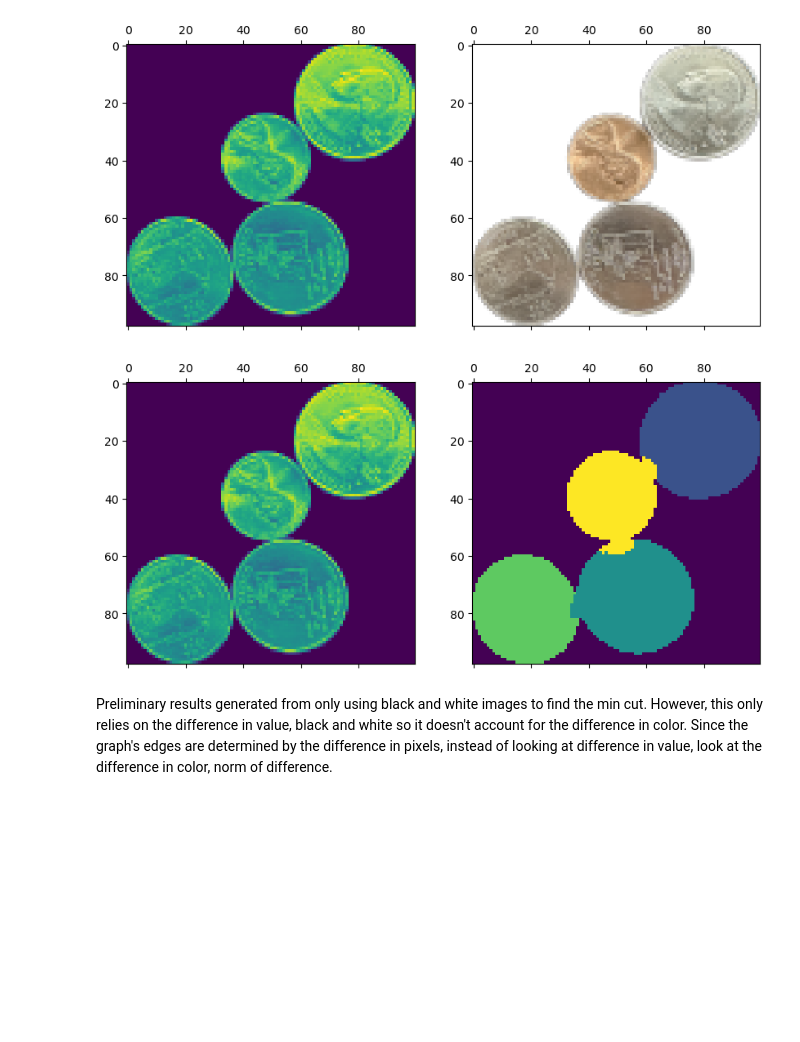
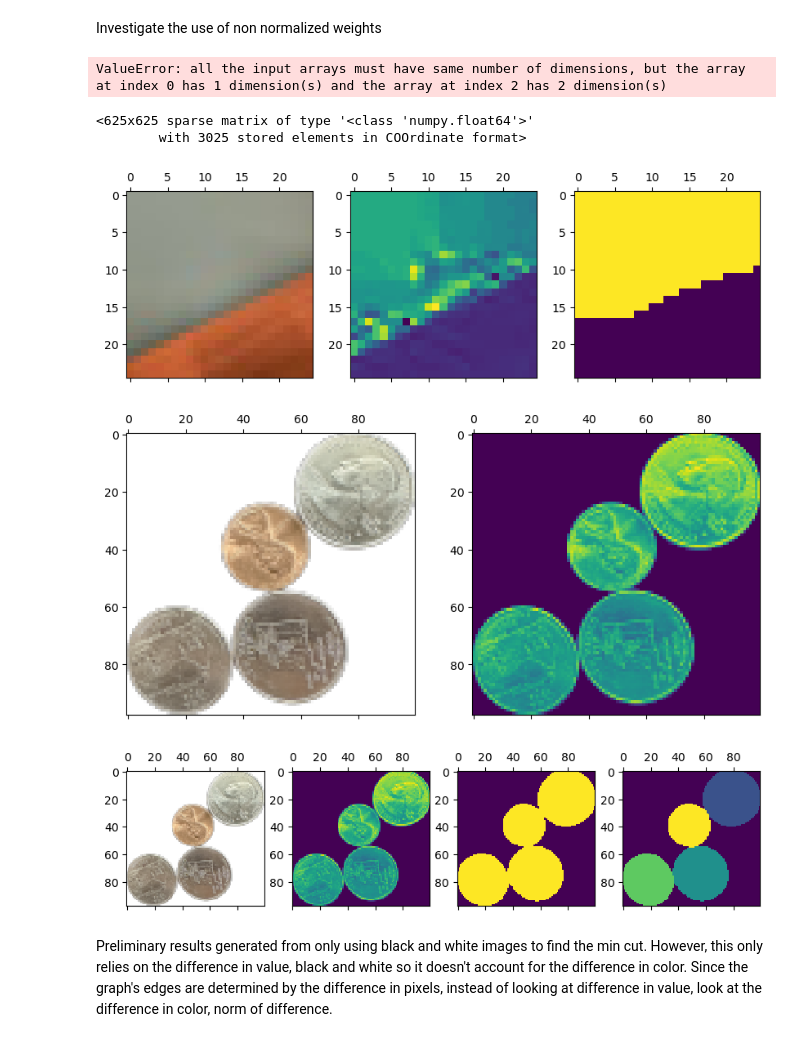
Before and after one commit to cyanobrian/specCluster, a Jupyter notebook: SpectClust Image Seg.ipynb, the cells around one changed output. Cells and saved outputs as stored; diff of their text form; code cells hidden in the pictures; blank space fills up the shorter version.

```diff
--- a/SpectClust Image Seg.ipynb
+++ b/SpectClust Image Seg.ipynb
@@ -6,32 +7,73 @@ import matplotlib.pyplot as plt
+# %% [markdown]
+Investigate the use of non normalized weights
+# %%
+border = Image.open('border.jpg')
+border = border.resize((25,25))
+borderColor = np.asarray(border)
+borderBW = []
+for row in borderColor:
+    newRow = []
+    for entry in row:
+        (h,s,v) = colorsys.rgb_to_hsv(entry[0]/255, entry[1]/255, entry[2]/255)
+        #newRow.append(0.3*entry[0] + 0.59*entry[1] + 0.11*entry[2])
+        newRow.append(h)
+    borderBW.append(np.asarray(newRow))
+borderBW = np.asarray(borderBW)
+# %%
+borderMask = np.full((25, 25), True)
+graph = image.img_to_graph(borderBW, mask = borderMask)
+graph.data = np.exp(-graph.data/graph.data.std())
+from sklearn.cluster import spectral_clustering
+import matplotlib.pyplot as plt
+
+labels = spectral_clustering(graph, n_clusters=2, eigen_solver="arpack")
+label_im = np.full(borderMask.shape, -1.0)
+label_im[borderMask] = labels
+# %% [output]
+ValueError: all the input arrays must have same number of dimensions, but the array at index 0 has 1 dimension(s) and the array at index 2 has 2 dimension(s)
+# %%
+graph
+# %% [output]
+<625x625 sparse matrix of type '<class 'numpy.float64'>'
+        with 3025 stored elements in COOrdinate format>
+# %%
+fig, axs = plt.subplots(nrows=1, ncols=3, figsize=(10, 5))
+axs[0].matshow(borderColor)
+axs[1].matshow(borderBW)
+axs[2].matshow(label_im)
+plt.show()
+# %% [output]
+[figure, added]
 # %%
 # Import images and get black and white and color representation as arrays
-citrus = Image.open('coins.png')
-citrusColor = np.asarray(citrus)
-citrusBW = []
-for row in citrusColor:
+coins = Image.open('coins.png')
+coinsColor = np.asarray(coins)
+coinsBW = []
+for row in coinsColor:
     newRow = []
     for entry in row:
         newRow.append(0.3*entry[0] + 0.59*entry[1] + 0.11*entry[2])
-    citrusBW.append(np.asarray(newRow))
-citrusBW = np.asarray(citrusBW)
+    coinsBW.append(np.asarray(newRow))
+coinsBW = np.asarray(coinsBW)
 # %%
 # Display images below
 fig, axs = plt.subplots(nrows=1, ncols=2, figsize=(10, 5))
-axs[0].matshow(citrusBW)
-axs[1].matshow(citrusColor)
+axs[0].matshow(coinsColor)
+axs[1].matshow(coinsBW)
 plt.show()
 # %% [output]
-[figure, old version]
+[figure, new version]
 # %%
 imgMask = []
-for row in citrusColor:
+for row in coinsColor:
     newRow = []
     for entry in row:
         newRow.append(entry[3] > 50)
     imgMask.append(np.asarray(newRow))
 imgMask = np.asarray(imgMask)
 # %%
-graph = image.img_to_graph(citrusBW, mask = imgMask)
+graph = image.img_to_graph(coinsBW, mask = imgMask)
+graph.data = np.exp(-graph.data/graph.data.std())
 # %%
 from sklearn.cluster import spectral_clustering
 import matplotlib.pyplot as plt
@@ -40,13 +82,14 @@ labels = spectral_clustering(graph, n_clusters=4, eigen_solver="arpack")
 label_im = np.full(imgMask.shape, -1.0)
 label_im[imgMask] = labels
 # %%
-fig, axs = plt.subplots(nrows=1, ncols=2, figsize=(10, 5))
-axs[0].matshow(citrusBW)
-#axs[1].matshow(imgMask)
-axs[1].matshow(label_im)
+fig, axs = plt.subplots(nrows=1, ncols=4, figsize=(10, 5))
+axs[0].matshow(coinsColor)
+axs[1].matshow(coinsBW)
+axs[2].matshow(imgMask)
+axs[3].matshow(label_im)
 plt.show()
 # %% [output]
-[figure, old version]
+[figure, new version]
 # %% [markdown]
 Preliminary results generated from only using black and white images to find the min cut. However, this only relies on the difference in value, black and white so it doesn't account for the difference in color. Since the graph's edges are determined by the difference in pixels, instead of looking at difference in value, look at the difference in color, norm of difference.
 # %%
```
Also changed, not shown: parts of 14 cells of this notebook, 4 other files.
